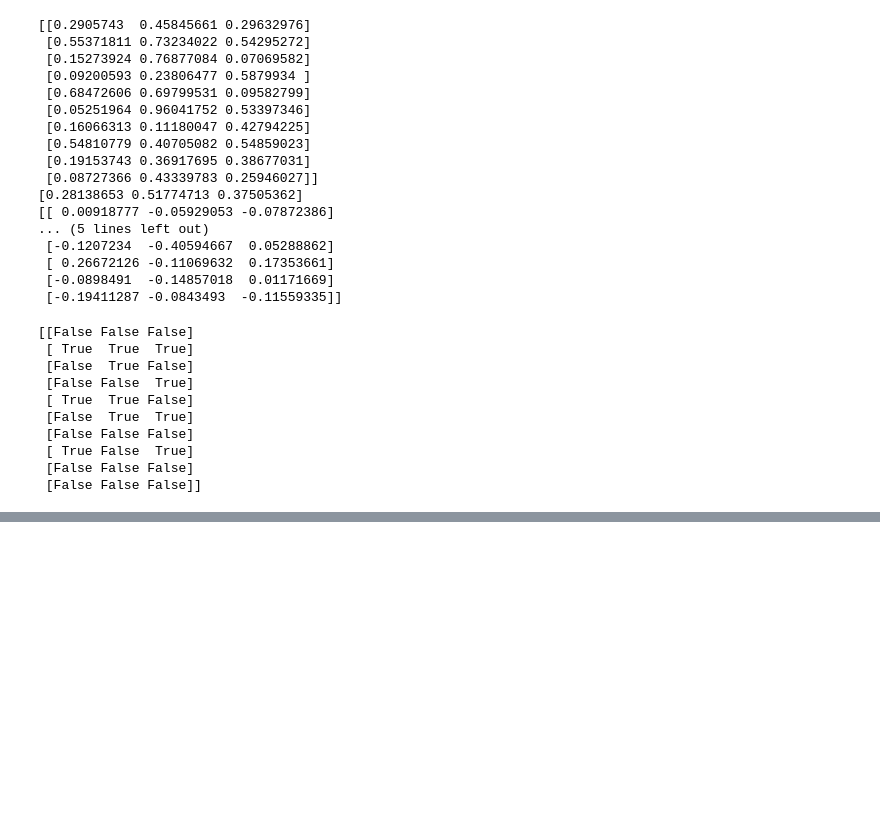
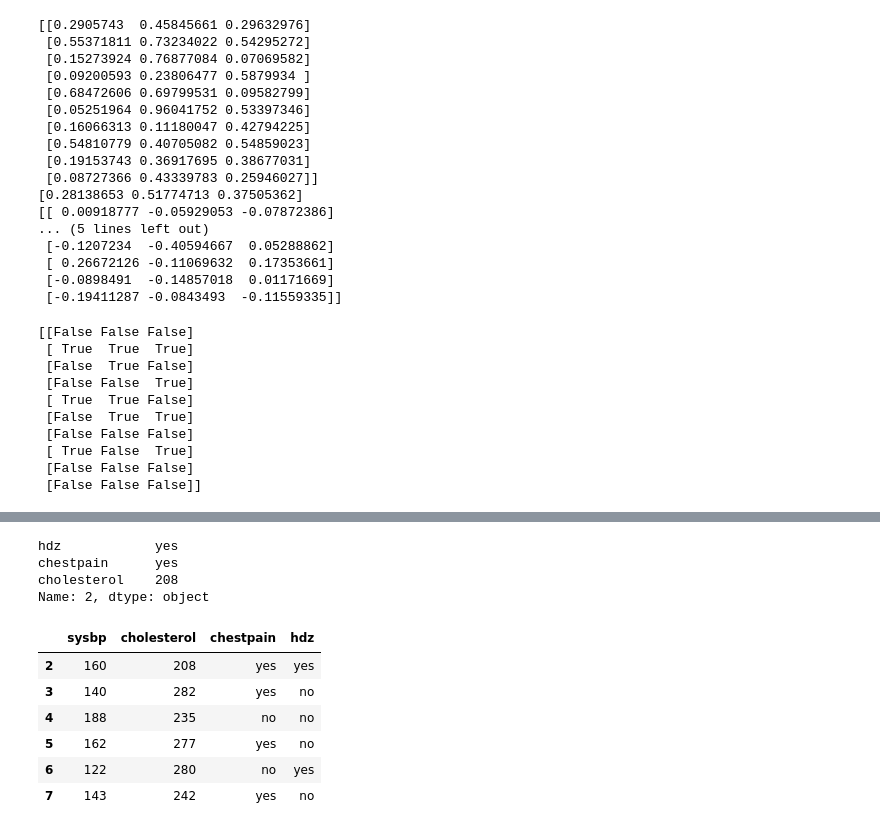
Before and after one commit to YOONINJAE/-_study, a Jupyter notebook: data_science_1.ipynb, the cells around one changed output, grey strips where cells are left out. Saved outputs shown, nothing was run; the diff lists cells and outputs as text; code cells hidden in the pictures; blank space fills up the shorter version.

```diff
--- a/data_science_1.ipynb
+++ b/data_science_1.ipynb
@@ -448,0 +580,23 @@ print(arr_mask)
+# %%
+#iloc 가즈아 loc랑 다른데 편한 때가 있음ㅇ 사이 값을 가지고 추출@!@@@@
+df.iloc[0:1,:] # 행으로 0~1 까지 전체를 추출하라는 의미!!!!!!!!!!!!!!!!!!!!!!!!
+df.iloc[0:5,1:3]
+df.iloc[0,0:3]
+# %% [output]
+hdz            yes
+chestpain      yes
+cholesterol    208
+Name: 2, dtype: object
+# %%
+# 문제1. chestpain 의 3번째와 5번째 자료를 iloc index를 이용하여 추출하여라
+df.iloc[[2,4],1:2]
+# 문제 4, 열의 순서를 바꾸어서 iloc index를 이용하여 추출하여라.
+df.iloc[:,::-1]
+# %% [output]
+|  | sysbp | cholesterol | chestpain | hdz |
+| 2 | 160 | 208 | yes | yes |
+| 3 | 140 | 282 | yes | no |
+| 4 | 188 | 235 | no | no |
+| 5 | 162 | 277 | yes | no |
+| 6 | 122 | 280 | no | yes |
+| 7 | 143 | 242 | yes | no |
```
Also changed, not shown: parts of 13 cells of this notebook.
